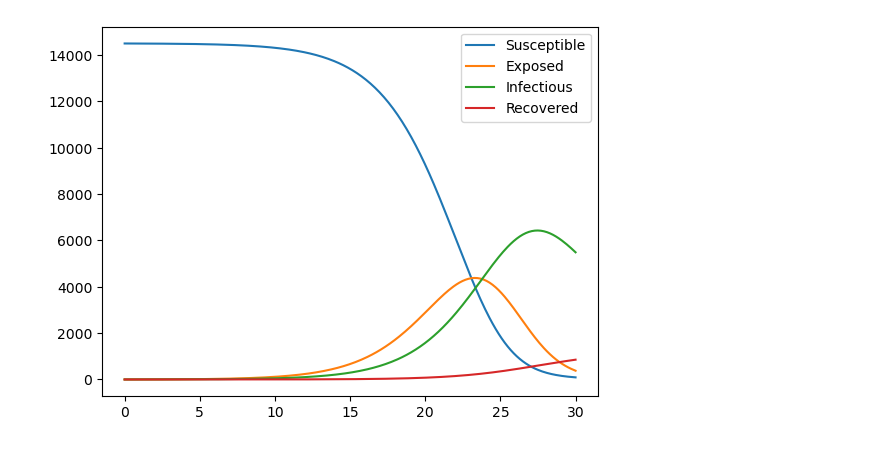
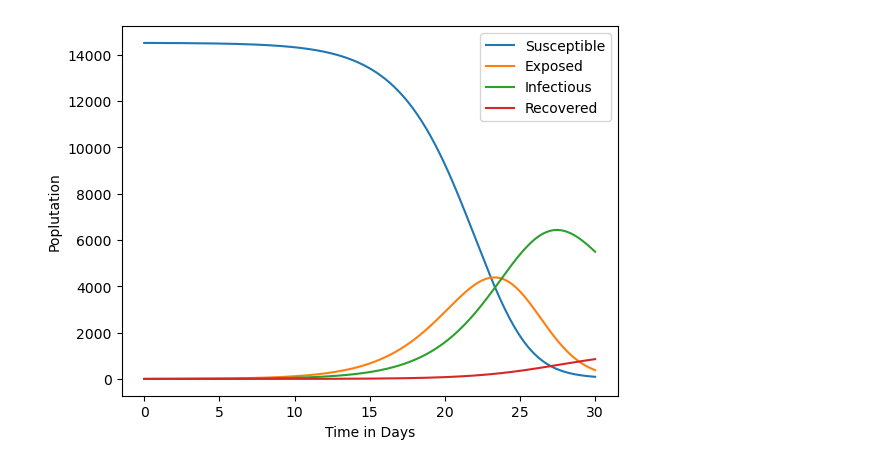
Before and after one commit to chaytorericka/Math2030Mod2, a Jupyter notebook: SEIR_graphing.ipynb, the cells around one changed output. Cells and saved outputs as stored; diff of their text form; code cells hidden in the pictures.

Commit message:
final graphing changes to include graphing changes

```diff
--- a/SEIR_graphing.ipynb
+++ b/SEIR_graphing.ipynb
@@ -81,31 +197,33 @@ I[0] = 1
 delay_steps = int(tau/dt)
 
 for t in range(1, steps):
 
     if t - delay_steps >= 0:
         S_tau = S[t - delay_steps]
         I_tau = I[t - delay_steps]
     else:
         S_tau = S[0]
         I_tau = I[0]
 
     dS = -gamma * S[t-1] * I[t-1] / N
     dE = gamma * S[t-1] * I[t-1] / N - gamma * S_tau * I_tau / N
     dI = gamma * S_tau * I_tau / N - alpha * I[t-1]
     dR = alpha * f * I[t-1]
 
     S[t] = S[t-1] + dS*dt
     E[t] = E[t-1] + dE*dt
     I[t] = I[t-1] + dI*dt
     R[t] = R[t-1] + dR*dt
 
 time = np.linspace(0, T, steps)
 
 plt.plot(time, S, label="Susceptible")
 plt.plot(time, E, label="Exposed")
 plt.plot(time, I, label="Infectious")
 plt.plot(time, R, label="Recovered")
 plt.legend()
+plt.xlabel("Time in Days")
+plt.ylabel("Poplutation")
 plt.show()
 # %% [output]
-[figure, old version]
+[figure, new version]
```
Also changed, not shown: parts of 5 cells of this notebook.
